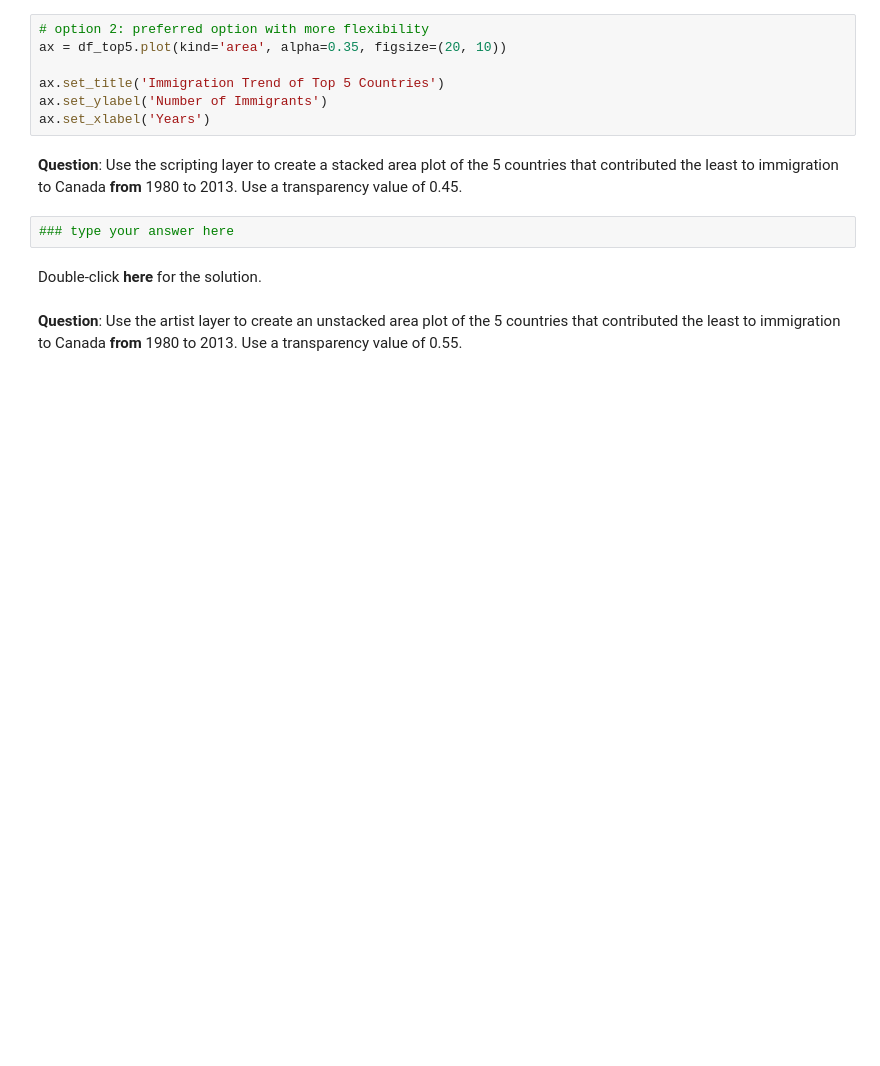
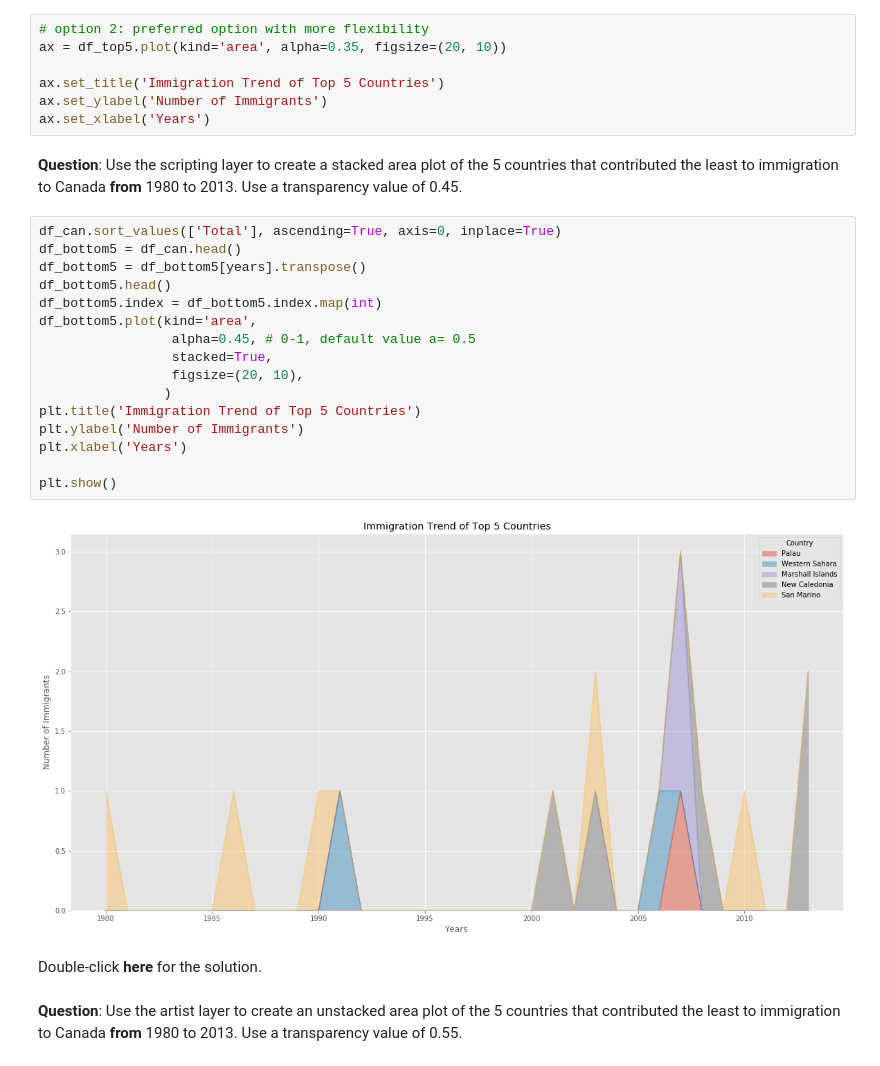
Before and after one commit to abhi-2693/CognitiveClasses, a Jupyter notebook: DataVisualizationwithPython/Lab course/DV0101EN-2-2-1-Area-Plots-Histograms-and-Bar-Charts-py-v2.0.ipynb, the cells around one changed output. Cells and saved outputs as stored; diff of their text form; blank space fills up the shorter version.

```diff
--- a/DataVisualizationwithPython/Lab course/DV0101EN-2-2-1-Area-Plots-Histograms-and-Bar-Charts-py-v2.0.ipynb
+++ b/DataVisualizationwithPython/Lab course/DV0101EN-2-2-1-Area-Plots-Histograms-and-Bar-Charts-py-v2.0.ipynb
@@ -290,8 +290,24 @@ ax.set_ylabel('Number of Immigrants')
 ax.set_xlabel('Years')
 # %% [markdown]
 **Question**: Use the scripting layer to create a stacked area plot of the 5 countries that contributed the least to immigration to Canada **from** 1980 to 2013. Use a transparency value of 0.45.
-# %%
-### type your answer here
+# %%
+df_can.sort_values(['Total'], ascending=True, axis=0, inplace=True)
+df_bottom5 = df_can.head()
+df_bottom5 = df_bottom5[years].transpose()
+df_bottom5.head()
+df_bottom5.index = df_bottom5.index.map(int)
+df_bottom5.plot(kind='area',
+                 alpha=0.45, # 0-1, default value a= 0.5
+                 stacked=True,
+                 figsize=(20, 10),
+                )
+plt.title('Immigration Trend of Top 5 Countries')
+plt.ylabel('Number of Immigrants')
+plt.xlabel('Years')
+
+plt.show()
+# %% [output]
+[figure, added]
 # %% [markdown]
 Double-click __here__ for the solution.
 <!-- The correct answer is:
```
Also changed, not shown: parts of 22 cells of this notebook.
